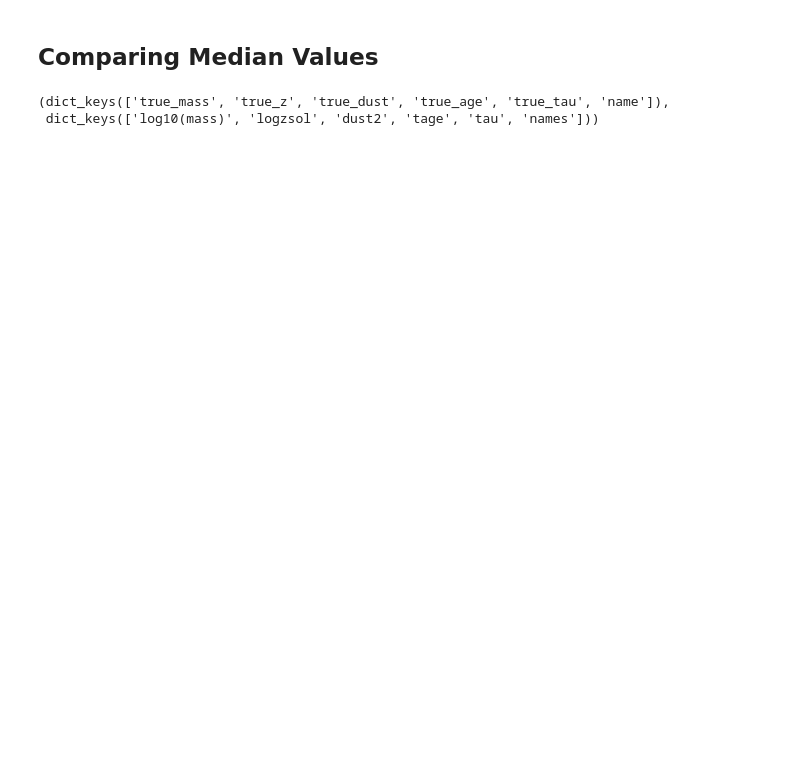
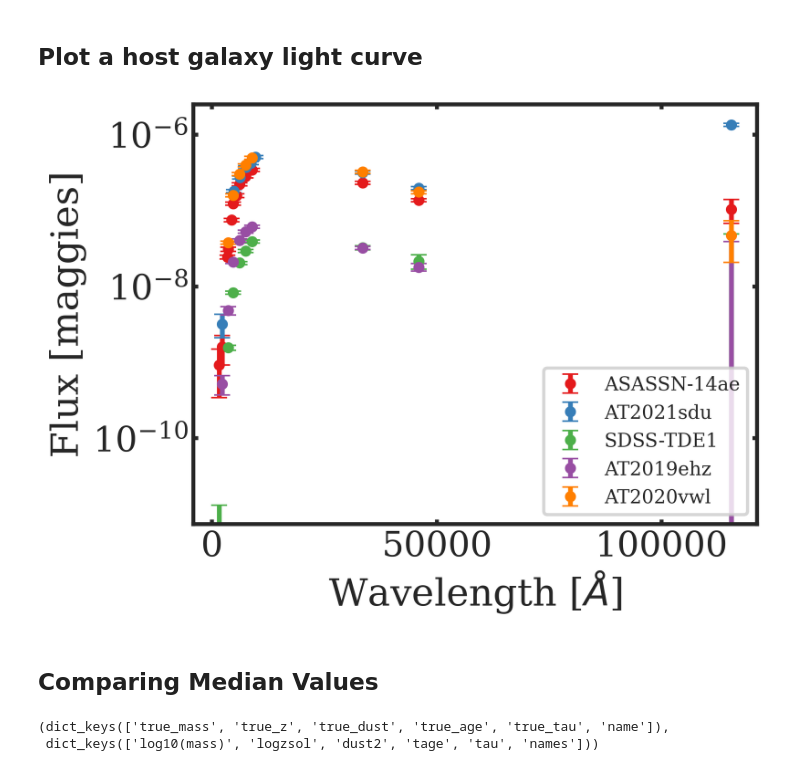
Before and after one commit to noahfranz13/SO-Classes, a Jupyter notebook: ASTR513/Project/analysis.ipynb, the cells around one changed output. Cells and saved outputs as stored; diff of their text form; code cells hidden in the pictures; blank space fills up the shorter version.

```diff
--- a/ASTR513/Project/analysis.ipynb
+++ b/ASTR513/Project/analysis.ipynb
@@ -92,6 +117,33 @@ for h5file in outfiles:
     allResults[obs['objid']] = res
     allObs[obs['objid']] = obs
     alldata[obs['objid']] = {label:chain for label, chain in zip(res['theta_labels'], np.median(res['chain'], axis=0).T)}
+# %% [markdown]
+## Plot a host galaxy light curve
+# %%
+# read in a sample host galaxy json file
+jsons = glob.glob('data/hostdata/*.json')
+
+idx = list(range(4,9)) # change this to change the light curve
+
+fig, ax = plt.subplots()
+
+for i in idx:
+    with open(jsons[i]) as j:
+        data = json.load(j)
+
+
+    data['filters'] = observate.load_filters(data['filternames'])
+    data['wave_eff'] = [f.wave_effective for f in data['filters']]
+
+    ax.errorbar(data['wave_eff'], data['maggies'], yerr=(data['maggies_unc']), fmt='.', capsize=5, label=os.path.basename(jsons[i]).split('.')[0])
+ax.set_yscale('log')
+
+ax.set_ylabel('Flux [maggies]')
+ax.set_xlabel(r'Wavelength [$\AA$]')
+
+ax.legend(fontsize=12);
+# %% [output]
+[figure, added]
 # %% [markdown]
 ## Comparing Median Values
 # %%
```
Also changed, not shown: parts of 28 cells of this notebook, 51 other files.
